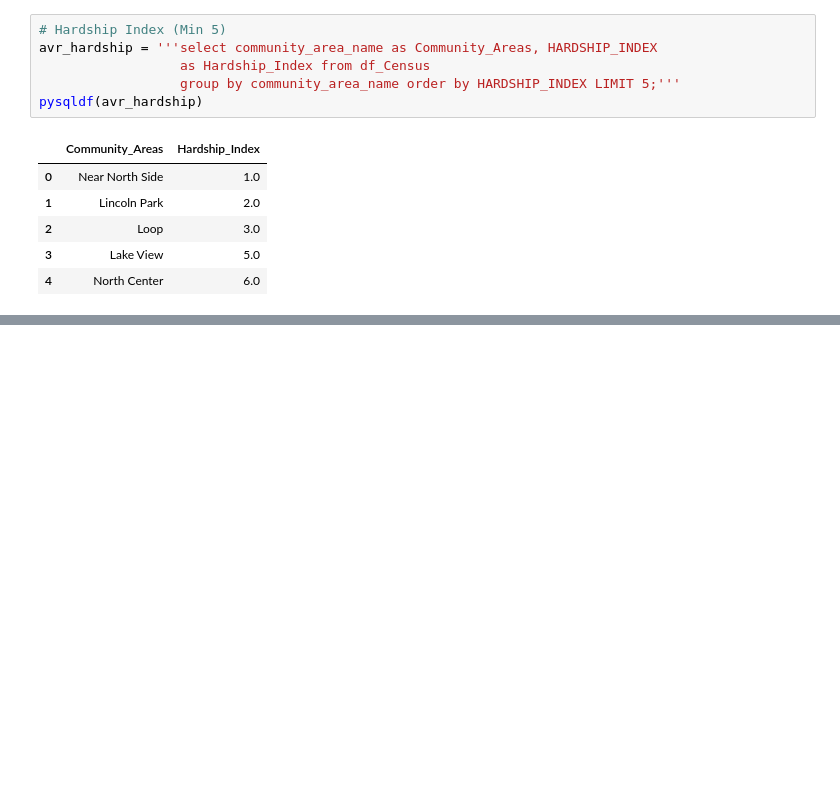
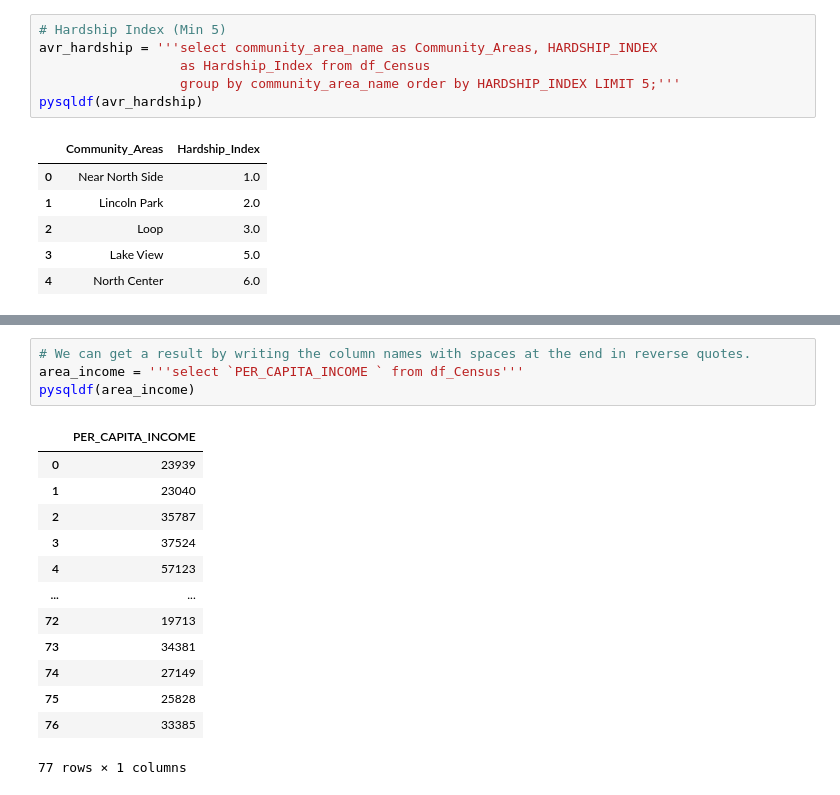
Before and after one commit to Tanerrr/Basic_Data_Analysis__with_SQL_and_Pandas, a Jupyter notebook: Analysis_of_Chicago_data_with_SQL.ipynb, the cells around one changed output, grey strips where cells are left out. Drawn from its saved outputs; the diff is of its cells as text; blank space fills up the shorter version.

Commit message:
PER_CAPITA_INCOME received

```diff
--- a/Analysis_of_Chicago_data_with_SQL.ipynb
+++ b/Analysis_of_Chicago_data_with_SQL.ipynb
@@ -214,0 +220,18 @@ pysqldf(avr_hardship)
+# %%
+# We can get a result by writing the column names with spaces at the end in reverse quotes.
+area_income = '''select `PER_CAPITA_INCOME ` from df_Census'''
+pysqldf(area_income)
+# %% [output]
+|  | PER_CAPITA_INCOME |
+| 0 | 23939 |
+| 1 | 23040 |
+| 2 | 35787 |
+| 3 | 37524 |
+| 4 | 57123 |
+| ... | ... |
+| 72 | 19713 |
+| 73 | 34381 |
+| 74 | 27149 |
+| 75 | 25828 |
+| 76 | 33385 |
+77 rows × 1 columns
```
Also changed, not shown: parts of 4 cells of this notebook.
